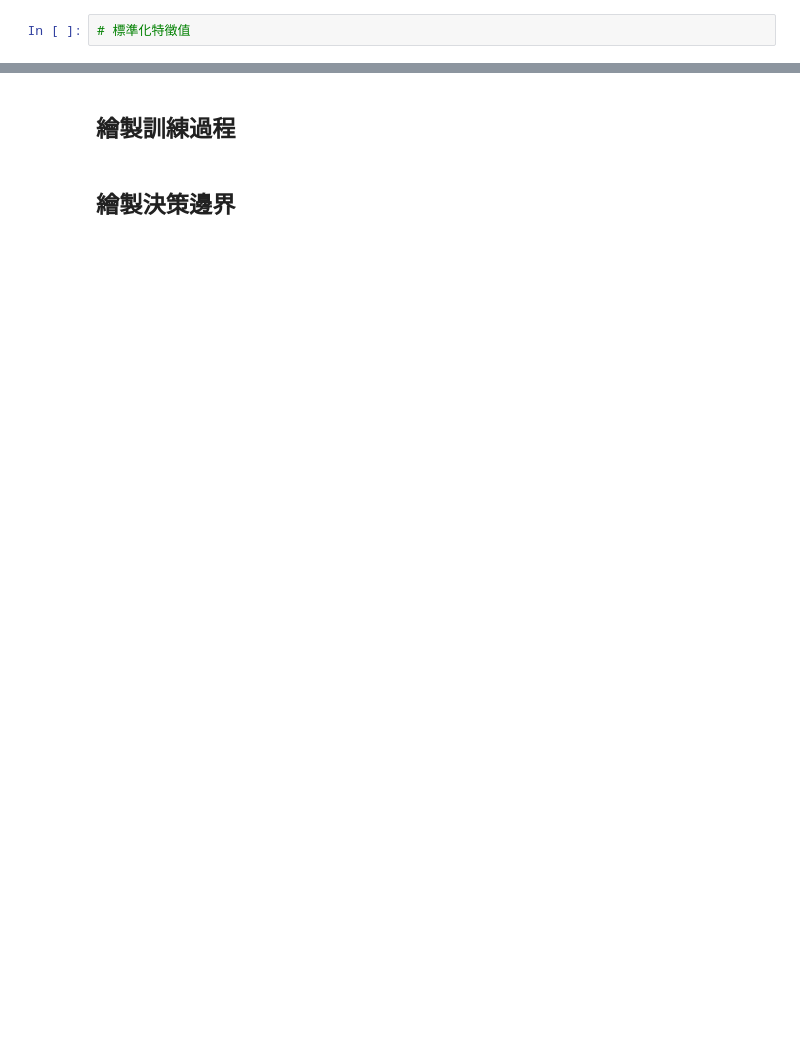
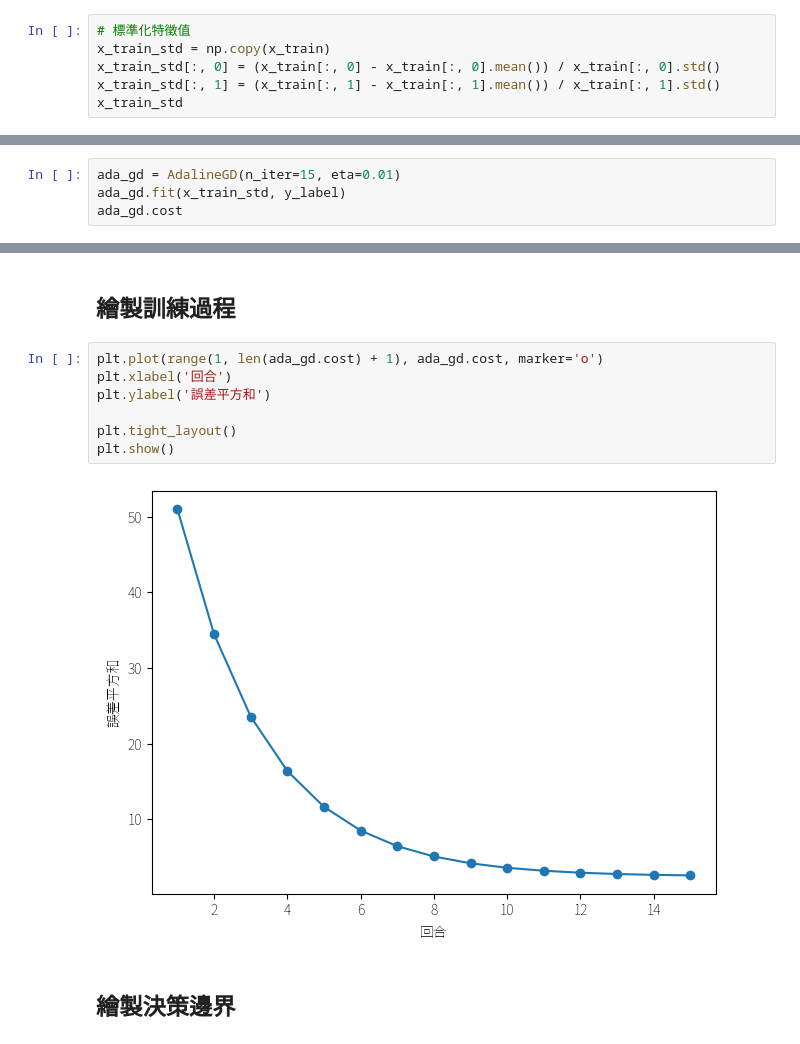
Before and after one commit to wenwen357951/ai_course_2023, a Jupyter notebook: notebooks/01_Machine_Learning_Classification.ipynb, the cells around one changed output, grey strips where cells are left out. Cells and saved outputs as stored; diff of their text form; blank space fills up the shorter version.

```diff
--- a/notebooks/01_Machine_Learning_Classification.ipynb
+++ b/notebooks/01_Machine_Learning_Classification.ipynb
@@ -224,2 +281,6 @@ plt.show()
 # %%
 # 標準化特徵值
+x_train_std = np.copy(x_train)
+x_train_std[:, 0] = (x_train[:, 0] - x_train[:, 0].mean()) / x_train[:, 0].std()
+x_train_std[:, 1] = (x_train[:, 1] - x_train[:, 1].mean()) / x_train[:, 1].std()
+x_train_std
@@ -226,2 +305,6 @@ plt.show()
 # %% [markdown]
 ## 模型擬合
+# %%
+ada_gd = AdalineGD(n_iter=15, eta=0.01)
+ada_gd.fit(x_train_std, y_label)
+ada_gd.cost
@@ -228,4 +327,13 @@ plt.show()
 # %% [markdown]
 ## 繪製訓練過程
+# %%
+plt.plot(range(1, len(ada_gd.cost) + 1), ada_gd.cost, marker='o')
+plt.xlabel('回合')
+plt.ylabel('誤差平方和')
+
+plt.tight_layout()
+plt.show()
+# %% [output]
+[figure, added]
 # %% [markdown]
 ## 繪製決策邊界
```
Also changed, not shown: parts of 9 cells of this notebook, 1 other file.
